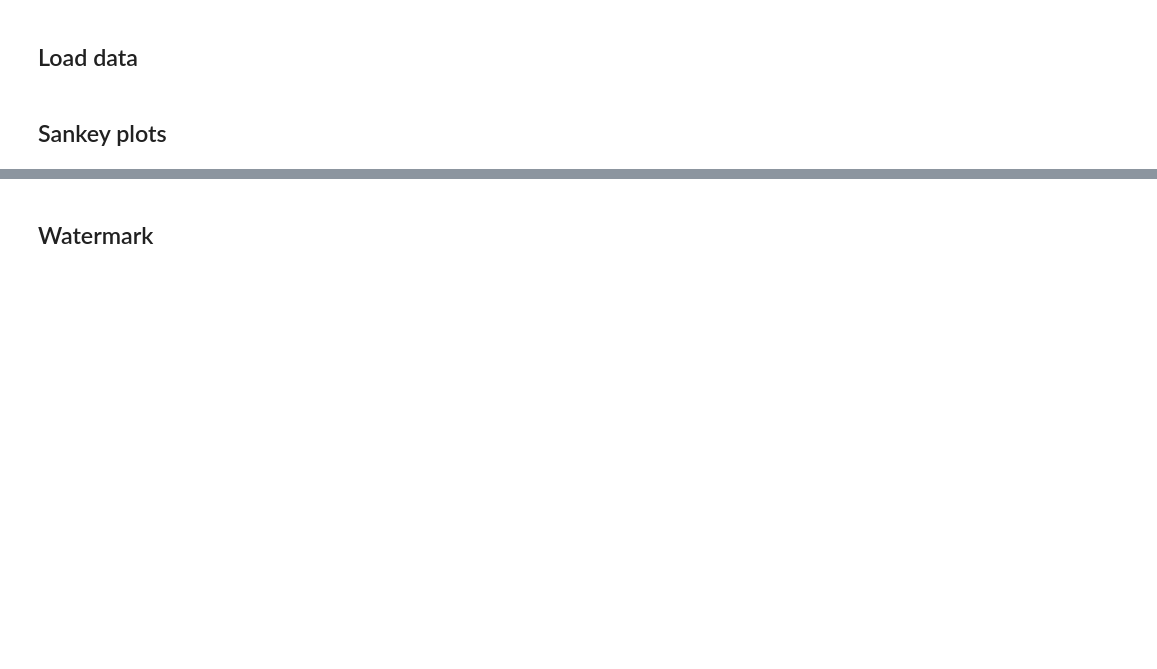
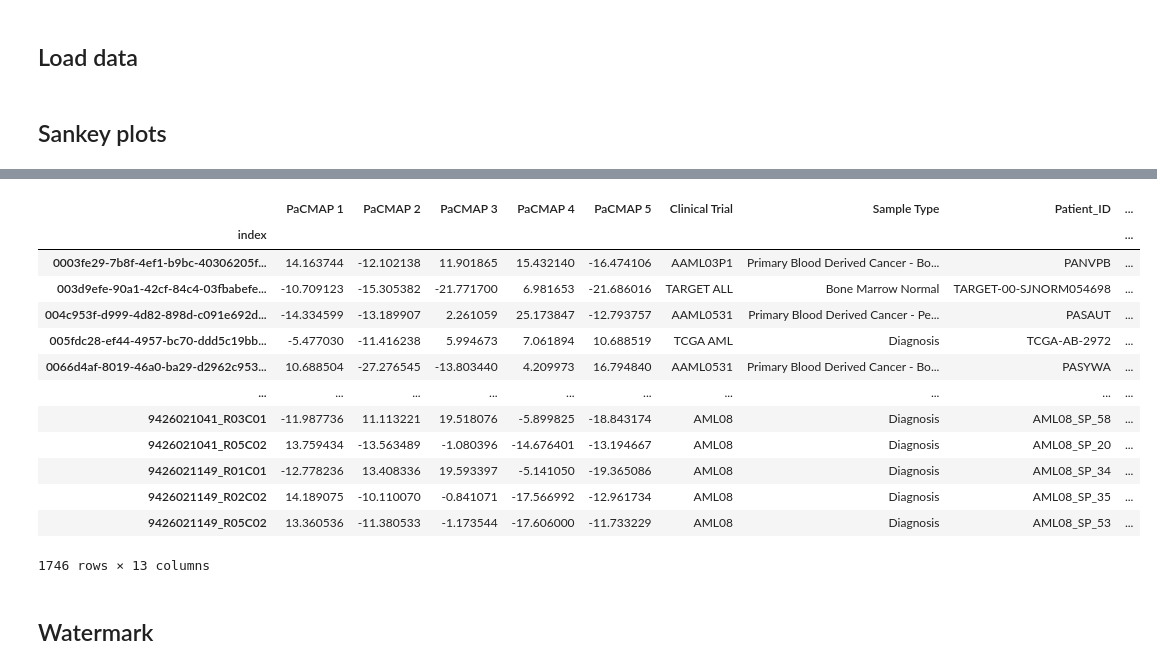
Before and after one commit to f-marchi/ALMA, a Jupyter notebook: _build/jupyter_execute/6_Sankey_Plots.ipynb, the cells around one changed output, grey strips where cells are left out. Drawn from its saved outputs; the diff is of its cells as text; code cells hidden in the pictures; blank space fills up the shorter version.

```diff
--- a/_build/jupyter_execute/6_Sankey_Plots.ipynb
+++ b/_build/jupyter_execute/6_Sankey_Plots.ipynb
@@ -51,3 +62,20 @@ plt.gcf().set_size_inches(6,6)
+# %%
+df_validation = df[df['']]
+# %% [output]
+|  | PaCMAP 1 | PaCMAP 2 | PaCMAP 3 | PaCMAP 4 | PaCMAP 5 | Clinical Trial | Sample Type | Patient_ID | ... |
+| index |  |  |  |  |  |  |  |  | ... |
+| 0003fe29-7b8f-4ef1-b9bc-40306205f... | 14.163744 | -12.102138 | 11.901865 | 15.432140 | -16.474106 | AAML03P1 | Primary Blood Derived Cancer - Bo... | PANVPB | ... |
+| 003d9efe-90a1-42cf-84c4-03fbabefe... | -10.709123 | -15.305382 | -21.771700 | 6.981653 | -21.686016 | TARGET ALL | Bone Marrow Normal | TARGET-00-SJNORM054698 | ... |
+| 004c953f-d999-4d82-898d-c091e692d... | -14.334599 | -13.189907 | 2.261059 | 25.173847 | -12.793757 | AAML0531 | Primary Blood Derived Cancer - Pe... | PASAUT | ... |
+| 005fdc28-ef44-4957-bc70-ddd5c19bb... | -5.477030 | -11.416238 | 5.994673 | 7.061894 | 10.688519 | TCGA AML | Diagnosis | TCGA-AB-2972 | ... |
+| 0066d4af-8019-46a0-ba29-d2962c953... | 10.688504 | -27.276545 | -13.803440 | 4.209973 | 16.794840 | AAML0531 | Primary Blood Derived Cancer - Bo... | PASYWA | ... |
+| ... | ... | ... | ... | ... | ... | ... | ... | ... | ... |
+| 9426021041_R03C01 | -11.987736 | 11.113221 | 19.518076 | -5.899825 | -18.843174 | AML08 | Diagnosis | AML08_SP_58 | ... |
+| 9426021041_R05C02 | 13.759434 | -13.563489 | -1.080396 | -14.676401 | -13.194667 | AML08 | Diagnosis | AML08_SP_20 | ... |
+| 9426021149_R01C01 | -12.778236 | 13.408336 | 19.593397 | -5.141050 | -19.365086 | AML08 | Diagnosis | AML08_SP_34 | ... |
+| 9426021149_R02C02 | 14.189075 | -10.110070 | -0.841071 | -17.566992 | -12.961734 | AML08 | Diagnosis | AML08_SP_35 | ... |
+| 9426021149_R05C02 | 13.360536 | -11.380533 | -1.173544 | -17.606000 | -11.733229 | AML08 | Diagnosis | AML08_SP_53 | ... |
+1746 rows × 13 columns
 # %% [markdown]
 ## Watermark
 # %%
```
Also changed, not shown: parts of 3 cells of this notebook, 26 other files.
